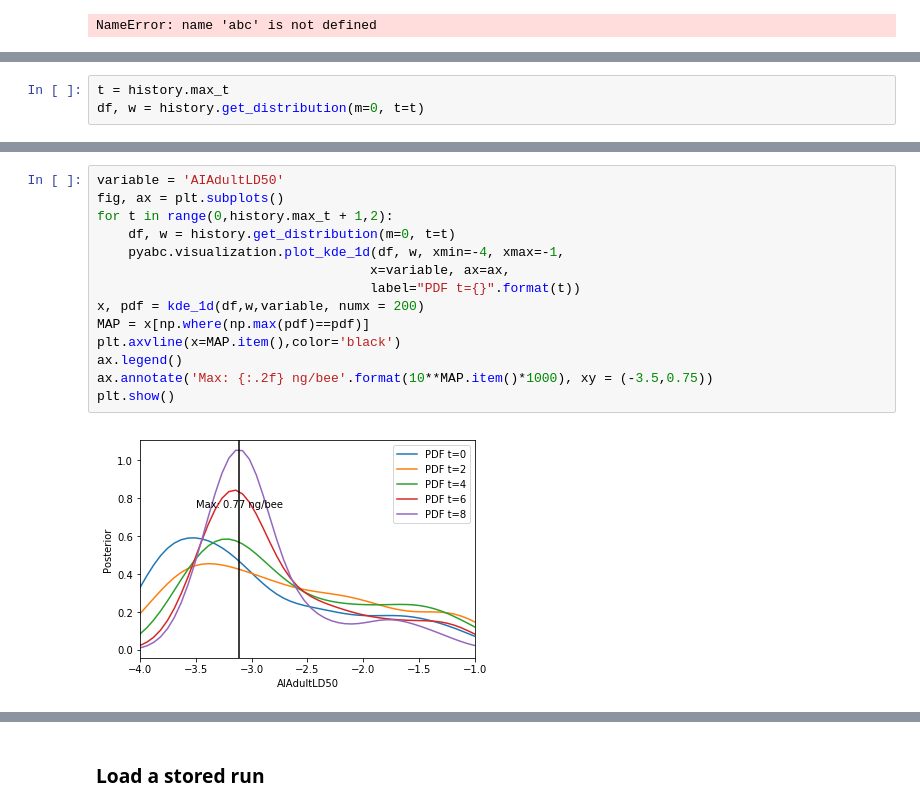
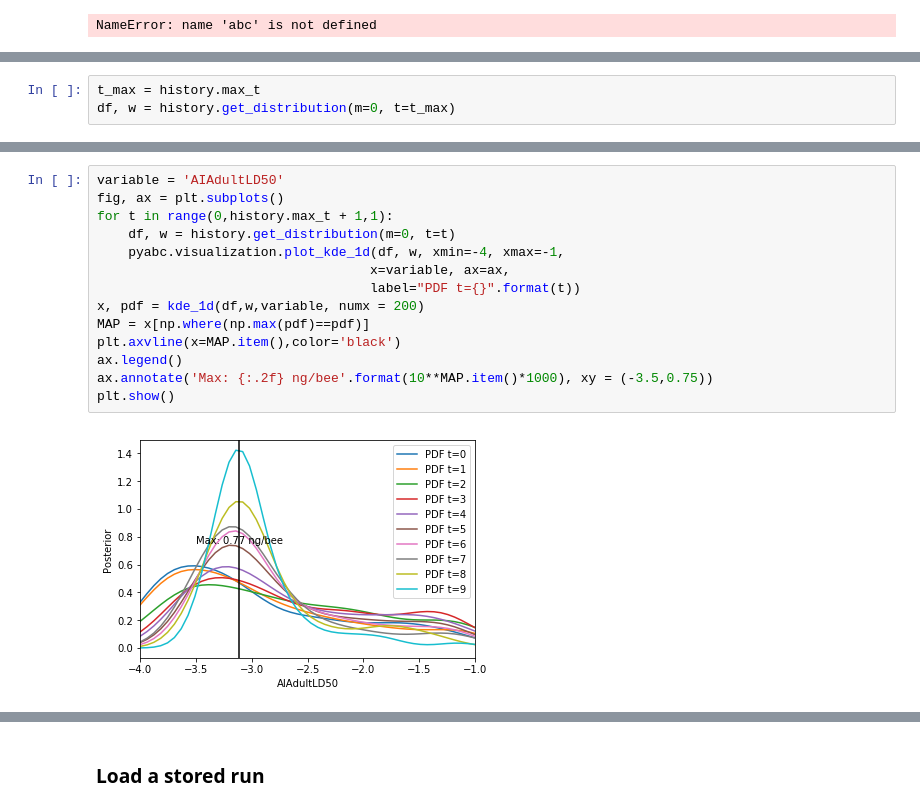
Before and after one commit to JeffreyMinucci/minucci_vp_mcmc, a Jupyter notebook: abc_smc_analysis.ipynb, the cells around one changed output, grey strips where cells are left out. Cells and saved outputs as stored; diff of their text form.

```diff
--- a/abc_smc_analysis.ipynb
+++ b/abc_smc_analysis.ipynb
@@ -139,3 +141,3 @@ Gen 9: 6.3%
 # %%
-t = history.max_t
-df, w = history.get_distribution(m=0, t=t)
+t_max = history.max_t
+df, w = history.get_distribution(m=0, t=t_max)
@@ -146,19 +152,19 @@ plot_kde_matrix(df, w, limits=limits);
 # %%
 variable = 'AIAdultLD50'
 fig, ax = plt.subplots()
-for t in range(0,history.max_t + 1,2):
+for t in range(0,history.max_t + 1,1):
     df, w = history.get_distribution(m=0, t=t)
     pyabc.visualization.plot_kde_1d(df, w, xmin=-4, xmax=-1,
                                    x=variable, ax=ax,
                                    label="PDF t={}".format(t))
 x, pdf = kde_1d(df,w,variable, numx = 200)
 MAP = x[np.where(np.max(pdf)==pdf)]
 plt.axvline(x=MAP.item(),color='black')
 ax.legend()
 ax.annotate('Max: {:.2f} ng/bee'.format(10**MAP.item()*1000), xy = (-3.5,0.75))
 plt.show()
 # %% [output]
-[figure, old version]
+[figure, new version]
 # %%
 variable = 'AILarvaLD50'
 fig, ax = plt.subplots()
```
Also changed, not shown: parts of 12 cells of this notebook.
